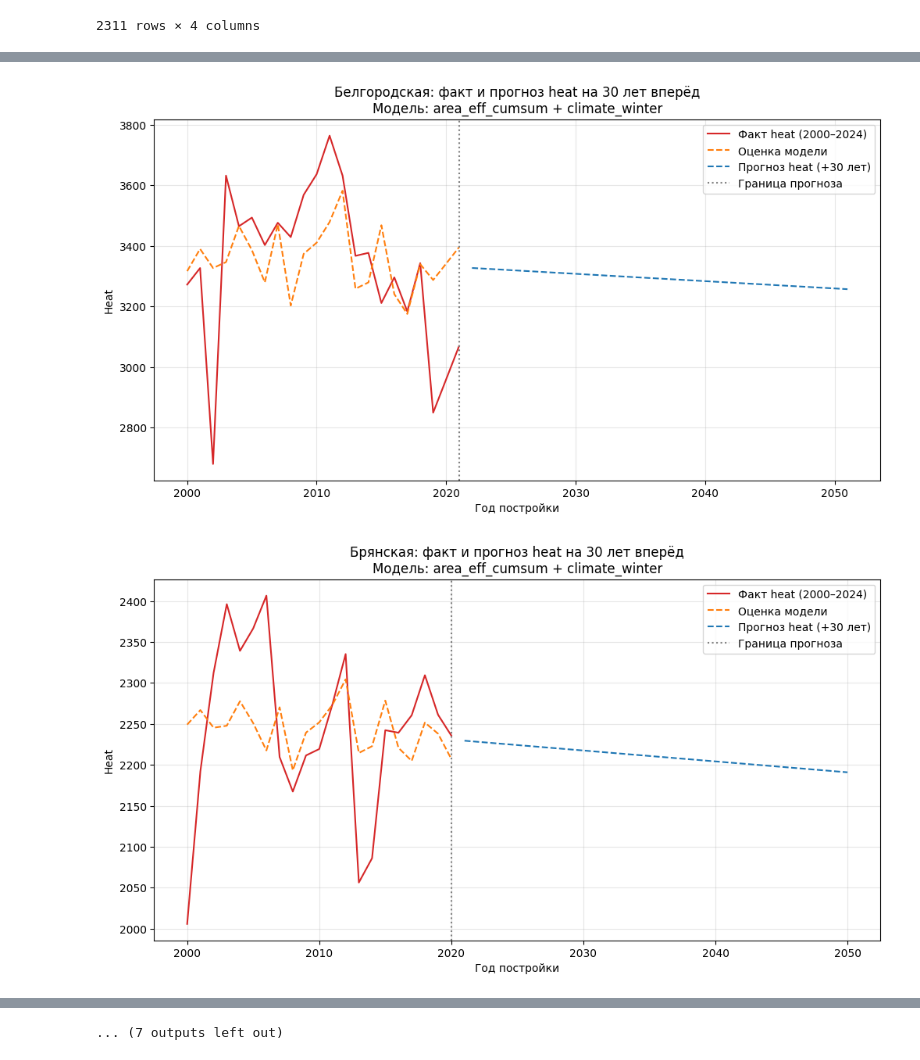
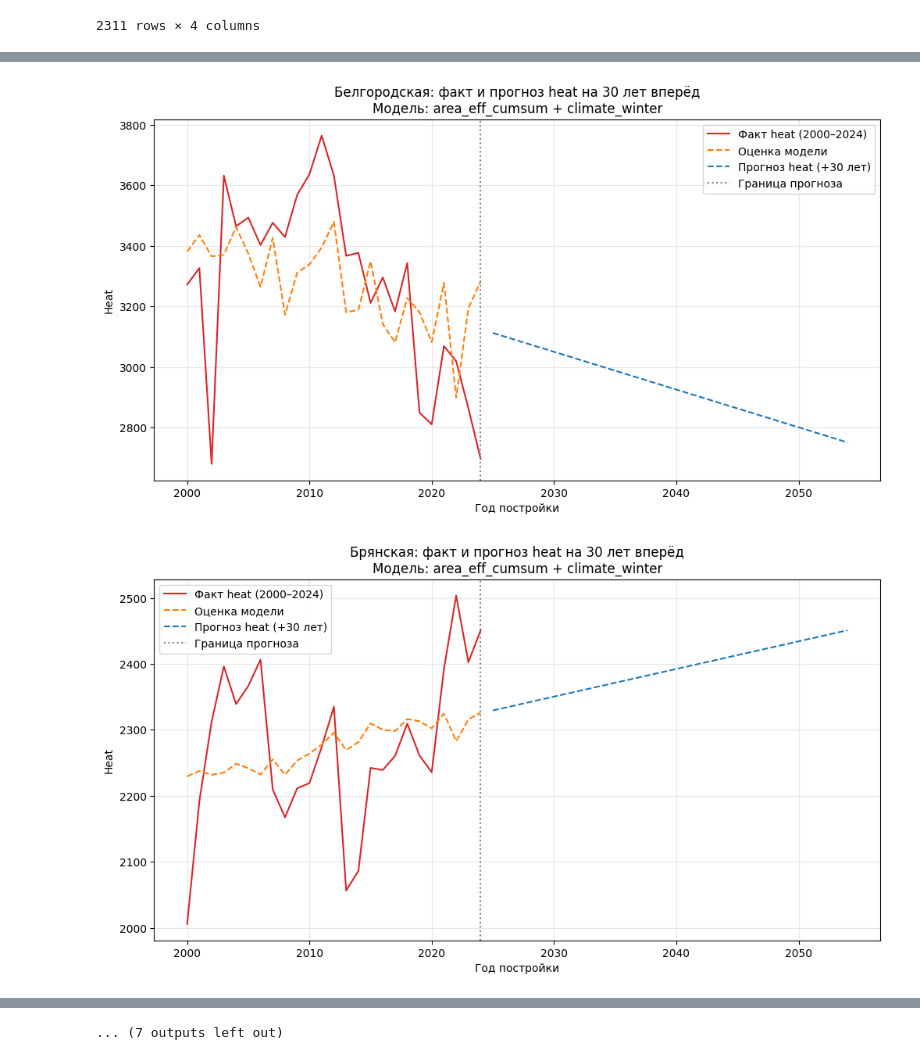
Before and after one commit to tyurin-a/Heat_regressions, a Jupyter notebook: CFD.ipynb, the cells around one changed output, grey strips where cells are left out. Cells and saved outputs as stored; diff of their text form; code cells hidden in the pictures.

```diff
--- a/CFD.ipynb
+++ b/CFD.ipynb
@@ -513,5 +535,5 @@ df_grouped
 # %%
-df_merged = df_grouped.merge(
+df_merged = df_full.merge(
     df_cfo_climate.rename(columns={"Год": "built_year", "Зима": "climate_winter"}),
     on="built_year",
     how="left"
@@ -998,16 +1110,21 @@ mask = (df_final["built_year"] >= 2000) & (df_final["built_year"] <= 2024)
 df_yearly = (
     df_final.loc[mask, ["built_year", "heat", "area_eff_cumsum", "climate_winter"]]
             .groupby("built_year", as_index=False)
-            .mean()
+            .agg({
+                'heat': 'sum',
+                'area_eff_cumsum': 'sum',
+                'climate_winter': 'mean'
+            })
             .sort_values("built_year")
 )
+print(df_yearly)
 
 # на всякий случай удалим дубликаты лет (хотя groupby уже их схлопывает)
 df_yearly = df_yearly.drop_duplicates(subset=["built_year"], keep="first")
 
 # 2) ставим годы индексом, интерполируем по индексу, возвращаем столбец лет
 df_yearly = df_yearly.set_index("built_year")
-df_yearly = df_yearly.interpolate(method="index")  # линейно по оси лет
+#df_yearly = df_yearly.interpolate(method="index")  # линейно по оси лет
 df_yearly = df_yearly.reset_index()
 
 # 3) нормировка признаков
@@ -1092,11 +1223,15 @@ from scipy.optimize import minimize
 for c in ["built_year", "heat", "area_eff_cumsum", "climate_winter"]:
     df_final[c] = pd.to_numeric(df_final[c], errors="coerce")
 
-mask = (df_final["built_year"] >= 2000) & (df_final["built_year"] <= 2020)
+mask = (df_final["built_year"] >= 2000) & (df_final["built_year"] <= 2024)
 df_yearly = (
     df_final.loc[mask, ["built_year", "heat", "area_eff_cumsum", "climate_winter"]]
             .groupby("built_year", as_index=False)
-            .mean()
+            .agg({
+                'heat': 'sum',
+                'area_eff_cumsum': 'sum',
+                'climate_winter': 'mean'
+            })
             .sort_values("built_year")
 )
 df_yearly = df_yearly.drop_duplicates(subset=["built_year"], keep="first")
@@ -1211,7 +1346,11 @@ for region in regions:
     df_yearly = (
         df_final.loc[mask, ["built_year", "heat", "area_eff_cumsum", "climate_winter"]]
         .groupby("built_year", as_index=False)
-        .mean()
+        .agg({
+                'heat': 'sum',
+                'area_eff_cumsum': 'sum',
+                'climate_winter': 'mean'
+            })
     )
 
     if df_yearly.empty:
@@ -1267,32 +1406,32 @@ for region in regions:
         ],
         ignore_index=True
     )
 
     # график
     plt.figure(figsize=(12,6))
     hist = df_all[df_all["type"] == "Факт"]
     fut = df_all[df_all["type"] == "Прогноз"]
 
     plt.plot(hist["built_year"], hist["heat"], label="Факт heat (2000–2024)", color="tab:red")
     plt.plot(hist["built_year"], hist["heat_pred"], label="Оценка модели", color="tab:orange", linestyle="--")
     plt.plot(fut["built_year"], fut["heat"], label="Прогноз heat (+30 лет)", color="tab:blue", linestyle="--")
 
     plt.axvline(x=last_year, color="gray", linestyle=":", label="Граница прогноза")
     plt.title(f"{region}: факт и прогноз heat на 30 лет вперёд\nМодель: area_eff_cumsum + climate_winter")
     plt.xlabel("Год постройки")
     plt.ylabel("Heat")
     plt.legend()
     plt.grid(alpha=0.3)
     plt.show()
 
 # Собираем все коэффициенты в таблицу
 df_results = pd.DataFrame(results)
 
 # выводим
 print(df_results)
 
 # можно сохранить в Excel
 #df_results.to_excel("regression_coeffs_by_region.xlsx", index=False)
 # %% [output]
-[figure, old version]
+[figure, new version]
-[figure, old version]
+[figure, new version]
```
Also changed, not shown: parts of 20 cells of this notebook, 7 other files.
